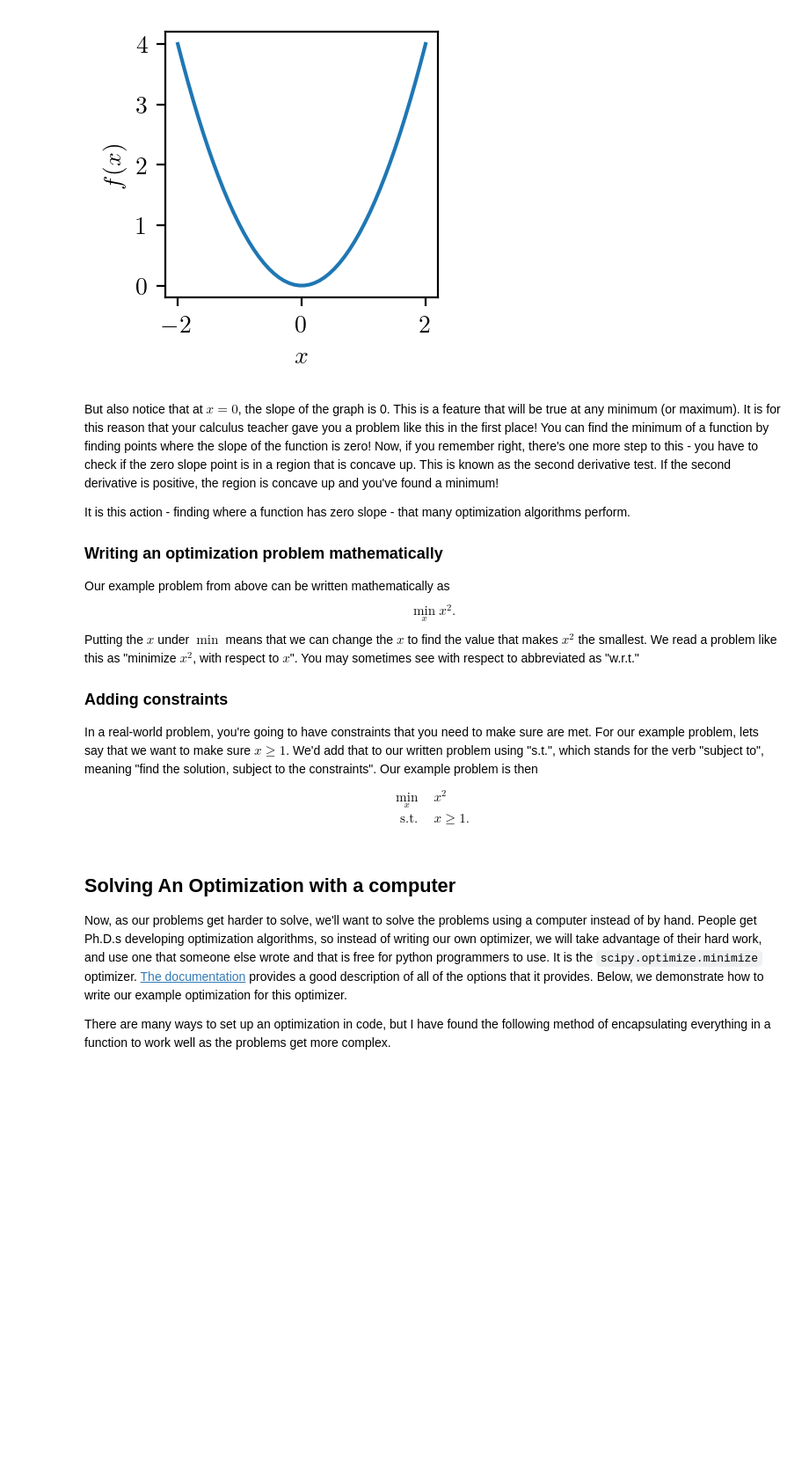
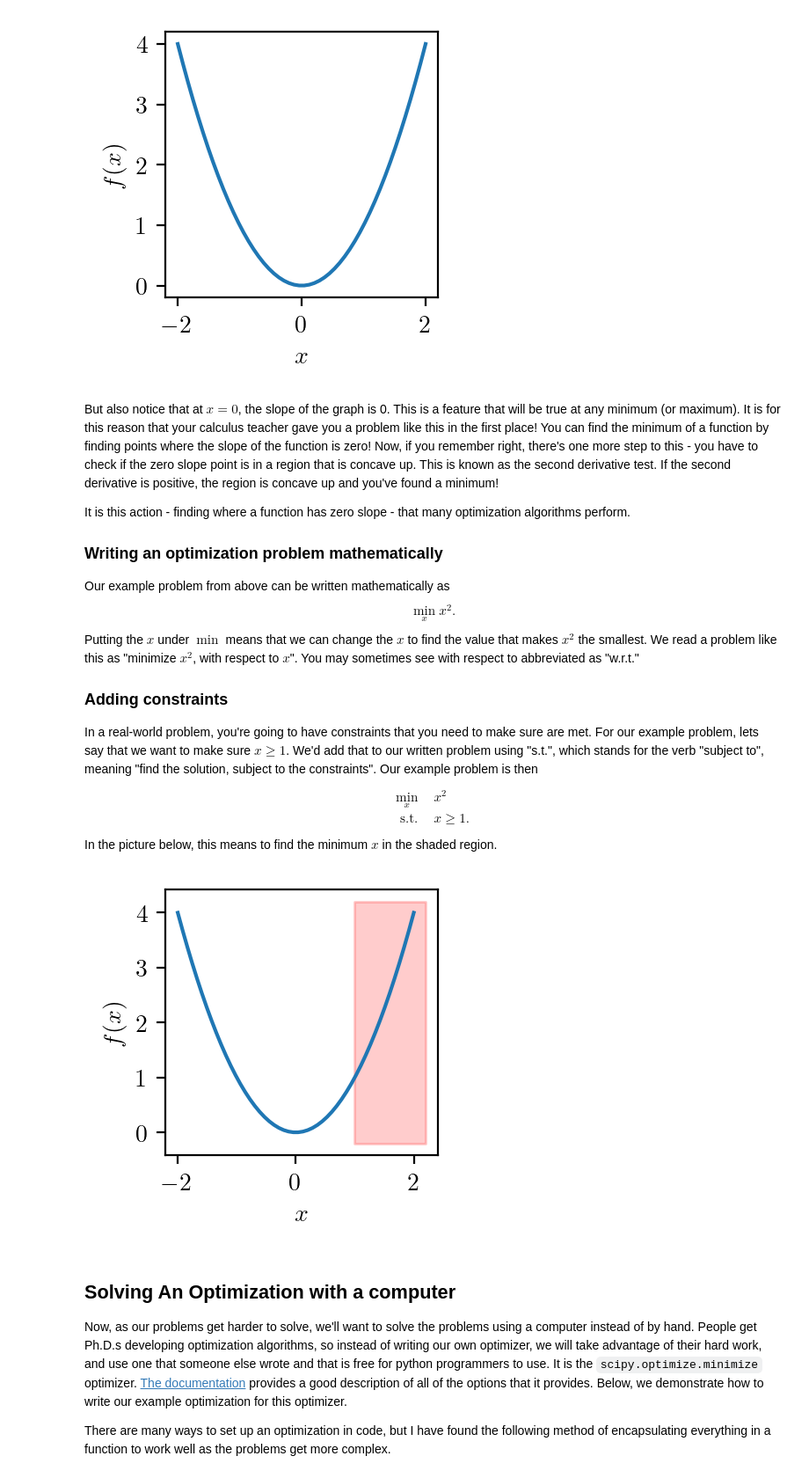
Before and after one commit to jbwillis/GeneralNotebooks, a Jupyter notebook: Math/IntroToOptimization.ipynb, the cells around one changed output. Shown at 88% size. Cells and saved outputs as stored; diff of their text form; code cells hidden in the pictures; blank space fills up the shorter version.

Commit message:
Plot a shaded region for the constrained problem

```diff
--- a/Math/IntroToOptimization.ipynb
+++ b/Math/IntroToOptimization.ipynb
@@ -43,6 +43,16 @@ In a real-world problem, you're going to have constraints that you need to make
 \min_x &&&x^2\\
 \text{s.t.} &&& x \geq 1.
 \end{align}
+In the picture below, this means to find the minimum $x$ in the shaded region.
+# %%
+x = np.linspace(-2,2)
+plt.plot(x, x**2)
+plt.xlabel(r"$x$")
+plt.ylabel(r"$f(x)$")
+plt.fill_betweenx(plt.ylim(), plt.xlim()[1], 1, alpha=.2, color="r")
+pass
+# %% [output]
+[figure, added]
 # %% [markdown]
 ## Solving An Optimization with a computer
 Now, as our problems get harder to solve, we'll want to solve the problems using a computer instead of by hand. People get Ph.D.s developing optimization algorithms, so instead of writing our own optimizer, we will take advantage of their hard work, and use one that someone else wrote and that is free for python programmers to use. It is the `scipy.optimize.minimize` optimizer. [The documentation](https://docs.scipy.org/doc/scipy/reference/generated/scipy.optimize.minimize.html) provides a good description of all of the options that it provides. Below, we demonstrate how to write our example optimization for this optimizer.
```
